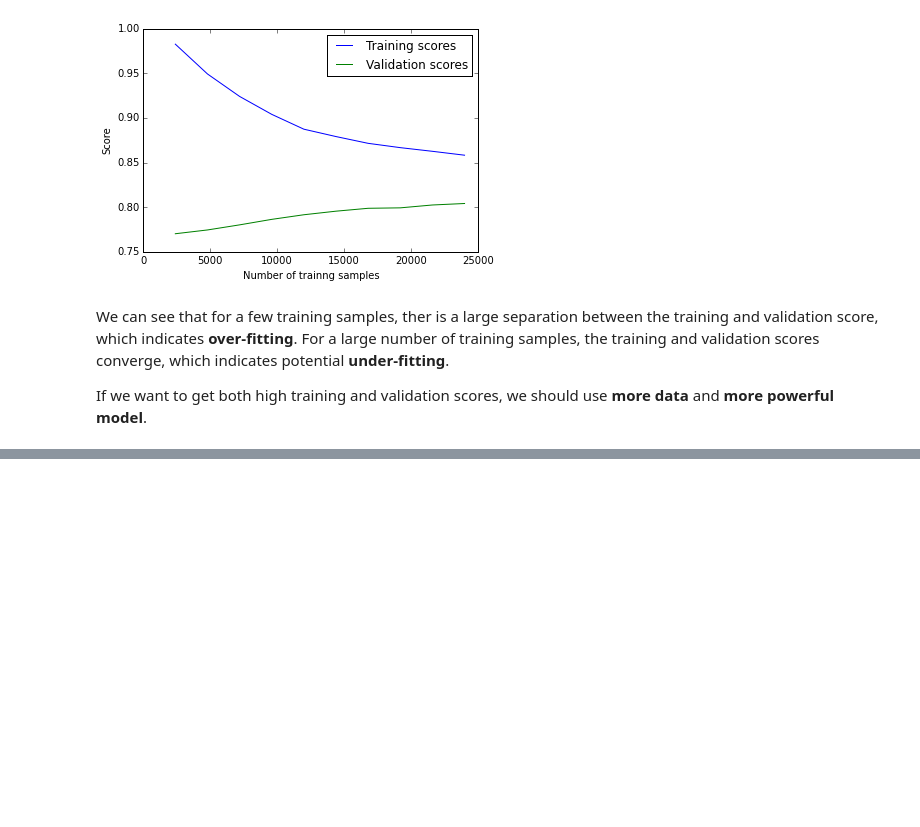
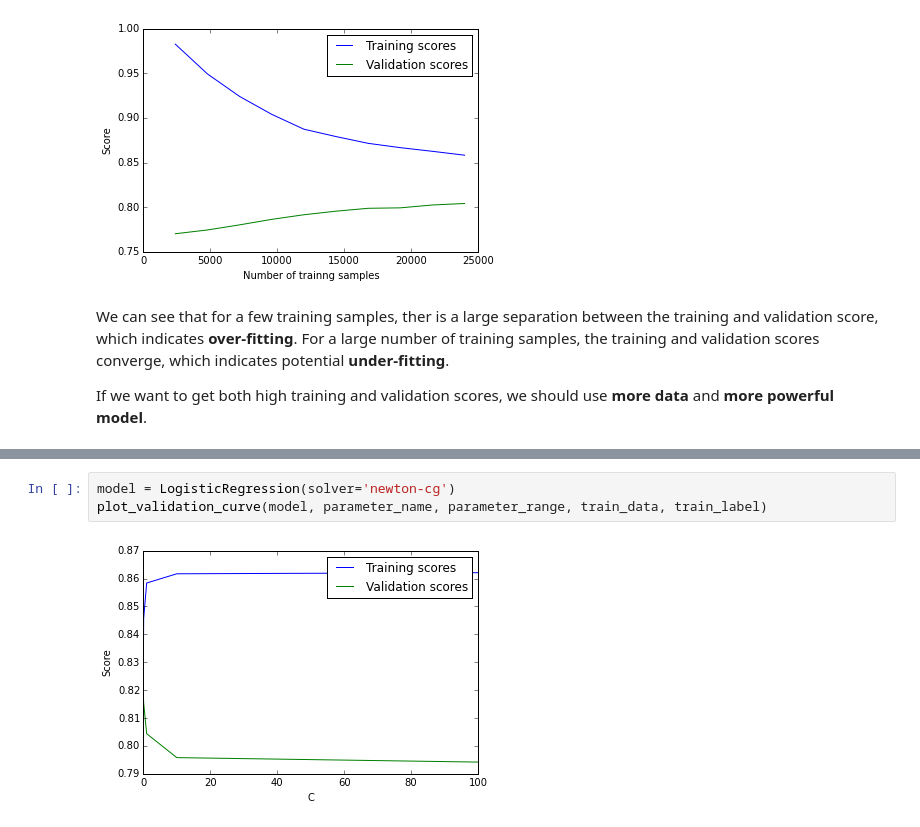
Before and after one commit to raoqiyu/Tensorflow-Udacity-Assignments, a Jupyter notebook: Assignments/1_notmnist.ipynb, the cells around one changed output, grey strips where cells are left out. Drawn from its saved outputs; the diff is of its cells as text; blank space fills up the shorter version.

```diff
--- a/Assignments/1_notmnist.ipynb
+++ b/Assignments/1_notmnist.ipynb
@@ -507,0 +505,5 @@ If we want to get both high training and validation scores, we should use **more
+# %%
+model = LogisticRegression(solver='newton-cg')
+plot_validation_curve(model, parameter_name, parameter_range, train_data, train_label)
+# %% [output]
+[figure, added]
```
Also changed, not shown: parts of 9 cells of this notebook.
